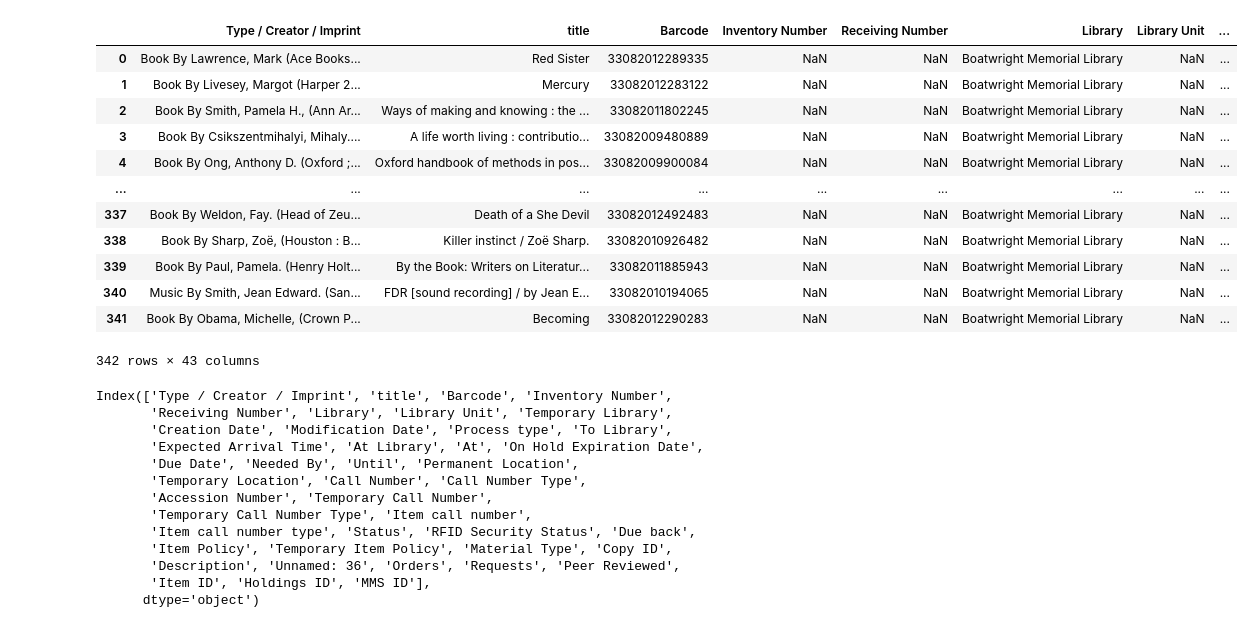
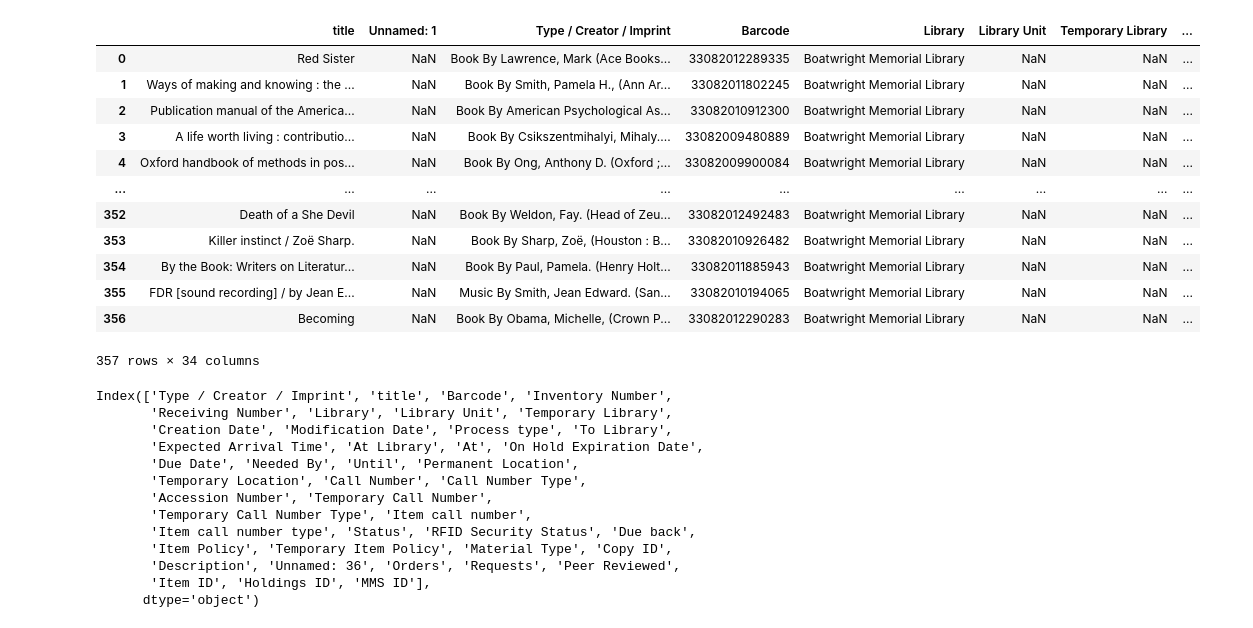
Before and after one commit to wisemantyr/normal-alma-sets, a Jupyter notebook: lost_set_normalization.ipynb, the cells around one changed output. Saved outputs shown, nothing was run; the diff lists cells and outputs as text; code cells hidden in the pictures.

Commit message:
feat: get alma export from downloads + VBA to update existing report

```diff
--- a/lost_set_normalization.ipynb
+++ b/lost_set_normalization.ipynb
@@ -3,23 +3,23 @@ import pandas as pd
 import os
 import re
 # %%
-lost_path = "lost_results.csv"
-lost_df = pd.read_csv(lost_path)
+lost_path = "../../downloads/results.xlsx"
+lost_df = pd.read_excel(lost_path)
 lost_df
 # %% [output]
-|  | Type / Creator / Imprint | title | Barcode | Inventory Number | Receiving Number | Library | Library Unit | ... |
-| 0 | Book By Lawrence, Mark (Ace Books... | Red Sister | 33082012289335 | NaN | NaN | Boatwright Memorial Library | NaN | ... |
-| 1 | Book By Livesey, Margot (Harper 2... | Mercury | 33082012283122 | NaN | NaN | Boatwright Memorial Library | NaN | ... |
-| 2 | Book By Smith, Pamela H., (Ann Ar... | Ways of making and knowing : the ... | 33082011802245 | NaN | NaN | Boatwright Memorial Library | NaN | ... |
-| 3 | Book By Csikszentmihalyi, Mihaly.... | A life worth living : contributio... | 33082009480889 | NaN | NaN | Boatwright Memorial Library | NaN | ... |
-| 4 | Book By Ong, Anthony D. (Oxford ;... | Oxford handbook of methods in pos... | 33082009900084 | NaN | NaN | Boatwright Memorial Library | NaN | ... |
+|  | title | Unnamed: 1 | Type / Creator / Imprint | Barcode | Library | Library Unit | Temporary Library | ... |
+| 0 | Red Sister | NaN | Book By Lawrence, Mark (Ace Books... | 33082012289335 | Boatwright Memorial Library | NaN | NaN | ... |
+| 1 | Ways of making and knowing : the ... | NaN | Book By Smith, Pamela H., (Ann Ar... | 33082011802245 | Boatwright Memorial Library | NaN | NaN | ... |
+| 2 | Publication manual of the America... | NaN | Book By American Psychological As... | 33082010912300 | Boatwright Memorial Library | NaN | NaN | ... |
+| 3 | A life worth living : contributio... | NaN | Book By Csikszentmihalyi, Mihaly.... | 33082009480889 | Boatwright Memorial Library | NaN | NaN | ... |
+| 4 | Oxford handbook of methods in pos... | NaN | Book By Ong, Anthony D. (Oxford ;... | 33082009900084 | Boatwright Memorial Library | NaN | NaN | ... |
 | ... | ... | ... | ... | ... | ... | ... | ... | ... |
-| 337 | Book By Weldon, Fay. (Head of Zeu... | Death of a She Devil | 33082012492483 | NaN | NaN | Boatwright Memorial Library | NaN | ... |
-| 338 | Book By Sharp, Zoë, (Houston : B... | Killer instinct / Zoë Sharp. | 33082010926482 | NaN | NaN | Boatwright Memorial Library | NaN | ... |
-| 339 | Book By Paul, Pamela. (Henry Holt... | By the Book: Writers on Literatur... | 33082011885943 | NaN | NaN | Boatwright Memorial Library | NaN | ... |
-| 340 | Music By Smith, Jean Edward. (San... | FDR [sound recording] / by Jean E... | 33082010194065 | NaN | NaN | Boatwright Memorial Library | NaN | ... |
-| 341 | Book By Obama, Michelle, (Crown P... | Becoming | 33082012290283 | NaN | NaN | Boatwright Memorial Library | NaN | ... |
+| 352 | Death of a She Devil | NaN | Book By Weldon, Fay. (Head of Zeu... | 33082012492483 | Boatwright Memorial Library | NaN | NaN | ... |
+| 353 | Killer instinct / Zoë Sharp. | NaN | Book By Sharp, Zoë, (Houston : B... | 33082010926482 | Boatwright Memorial Library | NaN | NaN | ... |
+| 354 | By the Book: Writers on Literatur... | NaN | Book By Paul, Pamela. (Henry Holt... | 33082011885943 | Boatwright Memorial Library | NaN | NaN | ... |
+| 355 | FDR [sound recording] / by Jean E... | NaN | Music By Smith, Jean Edward. (San... | 33082010194065 | Boatwright Memorial Library | NaN | NaN | ... |
+| 356 | Becoming | NaN | Book By Obama, Michelle, (Crown P... | 33082012290283 | Boatwright Memorial Library | NaN | NaN | ... |
-342 rows × 43 columns
+357 rows × 34 columns
 # %%
 lost_df.columns
 # %% [output]
```
Also changed, not shown: 3 other files.
